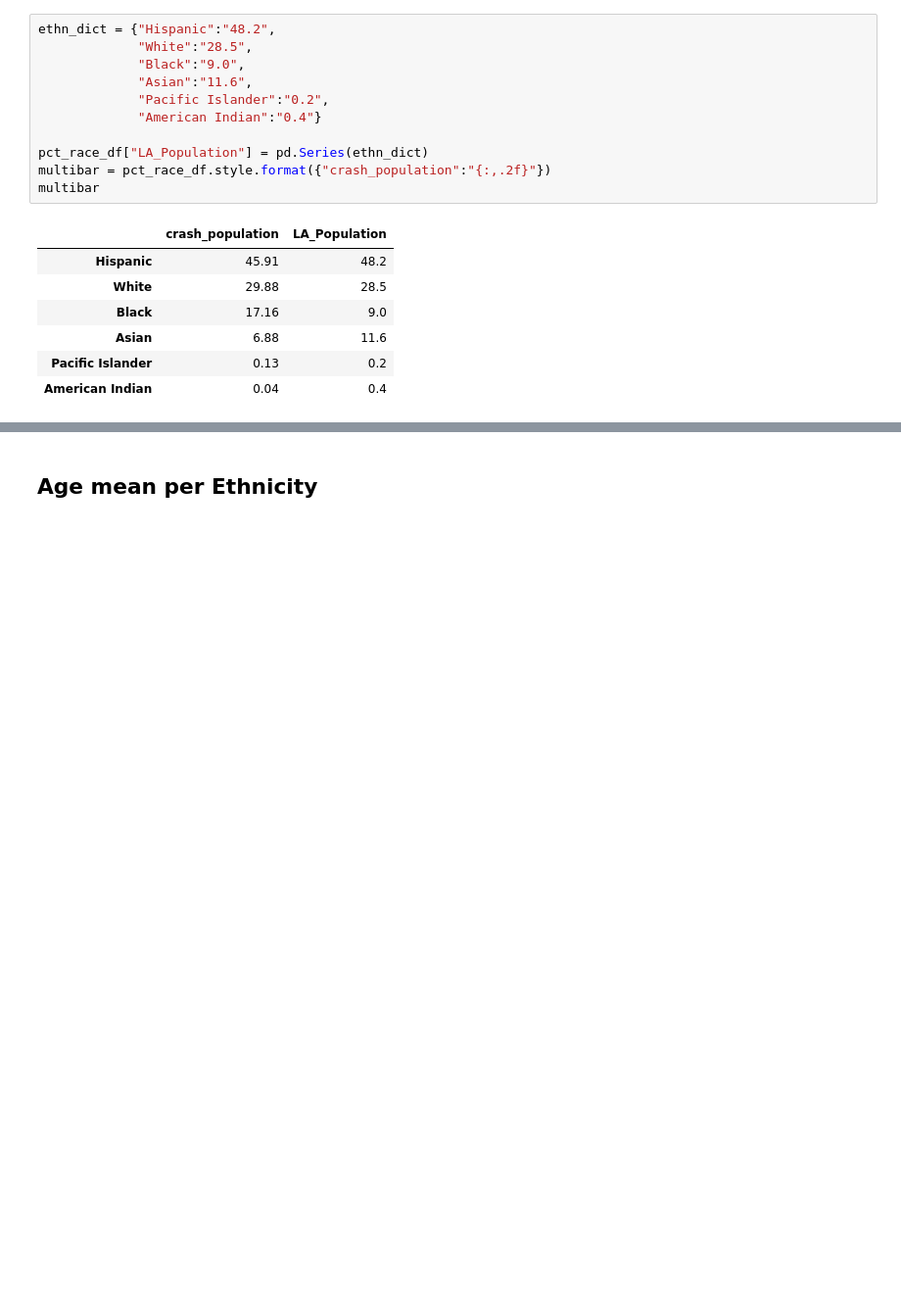
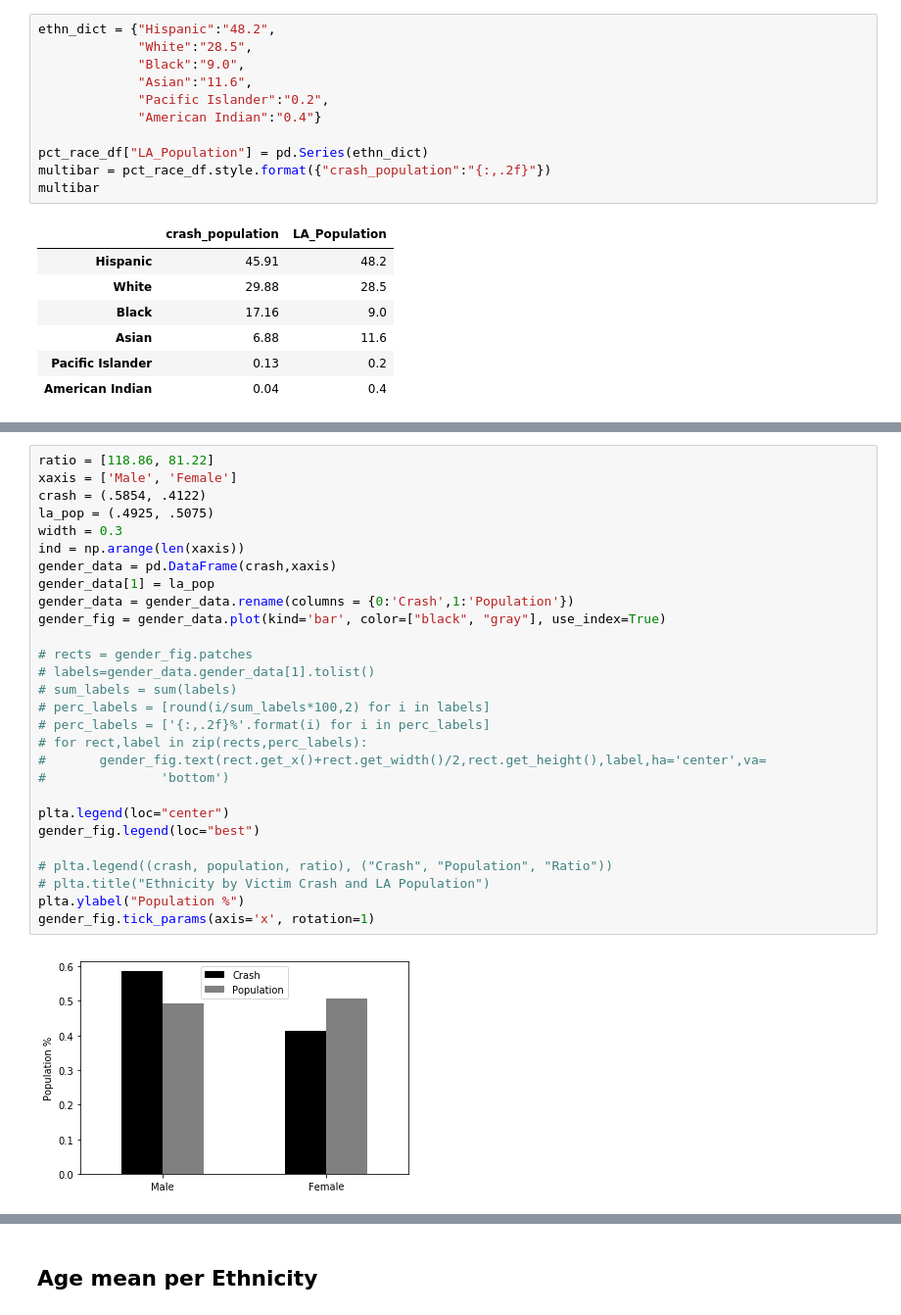
Before and after one commit to shaun-huang/LA-Traffic-Collision-Analysis, a Jupyter notebook: LA Collision Analysis/02 - LA Traffic Collision Analysis - AG.ipynb, the cells around one changed output, grey strips where cells are left out. Shown at 98% size. Cells and saved outputs as stored; diff of their text form; blank space fills up the shorter version.

```diff
--- a/LA Collision Analysis/02 - LA Traffic Collision Analysis - AG.ipynb
+++ b/LA Collision Analysis/02 - LA Traffic Collision Analysis - AG.ipynb
@@ -160,0 +205,30 @@ plta.show()
+# %%
+ratio = [118.86, 81.22]
+xaxis = ['Male', 'Female']
+crash = (.5854, .4122)
+la_pop = (.4925, .5075)
+width = 0.3
+ind = np.arange(len(xaxis))
+gender_data = pd.DataFrame(crash,xaxis)
+gender_data[1] = la_pop
+gender_data = gender_data.rename(columns = {0:'Crash',1:'Population'})
+gender_fig = gender_data.plot(kind='bar', color=["black", "gray"], use_index=True)
+
+# rects = gender_fig.patches
+# labels=gender_data.gender_data[1].tolist()
+# sum_labels = sum(labels)
+# perc_labels = [round(i/sum_labels*100,2) for i in labels]
+# perc_labels = ['{:,.2f}%'.format(i) for i in perc_labels]
+# for rect,label in zip(rects,perc_labels):
+#       gender_fig.text(rect.get_x()+rect.get_width()/2,rect.get_height(),label,ha='center',va=
+#               'bottom')
+
+plta.legend(loc="center")
+gender_fig.legend(loc="best")
+
+# plta.legend((crash, population, ratio), ("Crash", "Population", "Ratio"))
+# plta.title("Ethnicity by Victim Crash and LA Population")
+plta.ylabel("Population %")
+gender_fig.tick_params(axis='x', rotation=1)
+# %% [output]
+[figure, added]
```
Also changed, not shown: parts of 13 cells of this notebook.
